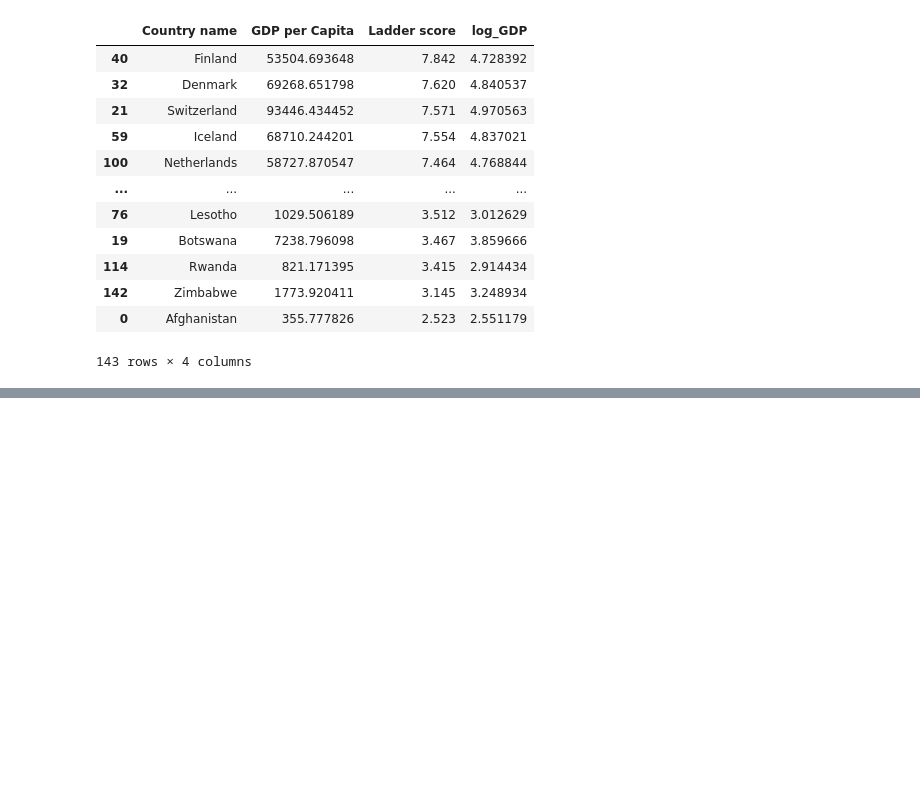
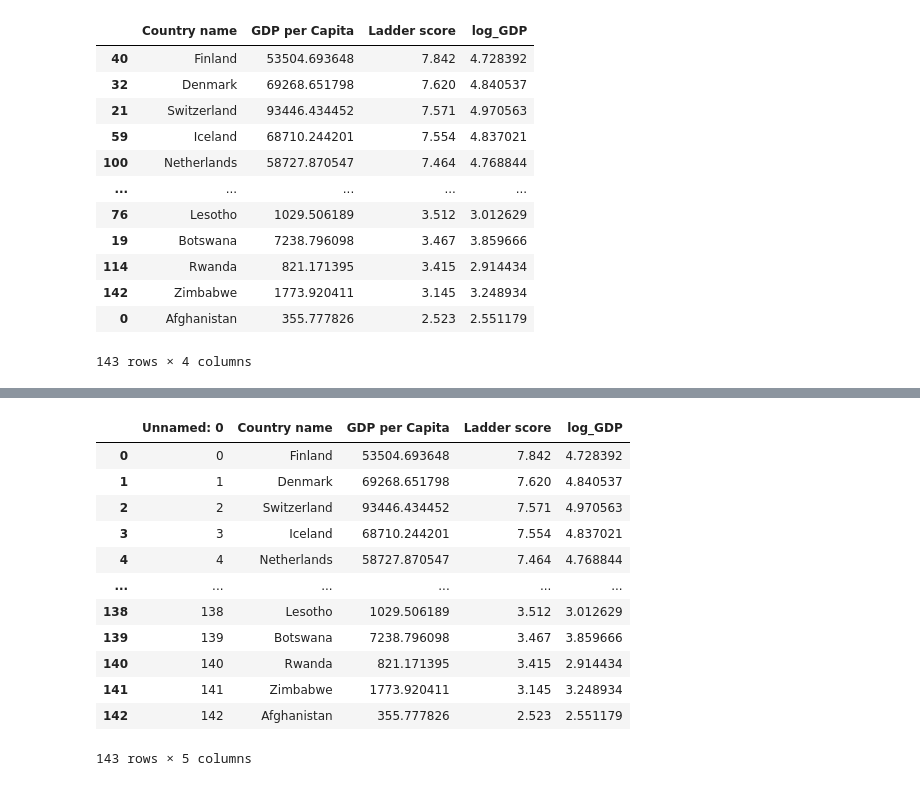
Before and after one commit to Papa-Yaga/Rathish-and-Idara, a Jupyter notebook: 2021whd.ipynb, the cells around one changed output, grey strips where cells are left out. Drawn from its saved outputs; the diff is of its cells as text; code cells hidden in the pictures; blank space fills up the shorter version.

```diff
--- a/2021whd.ipynb
+++ b/2021whd.ipynb
@@ -439,0 +443,17 @@ sorted_df
+# %%
+sorted_df = pd.read_excel('merged_data 2019,2021.xlsx')
+sorted_df
+# %% [output]
+|  | Unnamed: 0 | Country name | GDP per Capita | Ladder score | log_GDP |
+| 0 | 0 | Finland | 53504.693648 | 7.842 | 4.728392 |
+| 1 | 1 | Denmark | 69268.651798 | 7.620 | 4.840537 |
+| 2 | 2 | Switzerland | 93446.434452 | 7.571 | 4.970563 |
+| 3 | 3 | Iceland | 68710.244201 | 7.554 | 4.837021 |
+| 4 | 4 | Netherlands | 58727.870547 | 7.464 | 4.768844 |
+| ... | ... | ... | ... | ... | ... |
+| 138 | 138 | Lesotho | 1029.506189 | 3.512 | 3.012629 |
+| 139 | 139 | Botswana | 7238.796098 | 3.467 | 3.859666 |
+| 140 | 140 | Rwanda | 821.171395 | 3.415 | 2.914434 |
+| 141 | 141 | Zimbabwe | 1773.920411 | 3.145 | 3.248934 |
+| 142 | 142 | Afghanistan | 355.777826 | 2.523 | 2.551179 |
+143 rows × 5 columns
```
Also changed, not shown: parts of 3 cells of this notebook.
